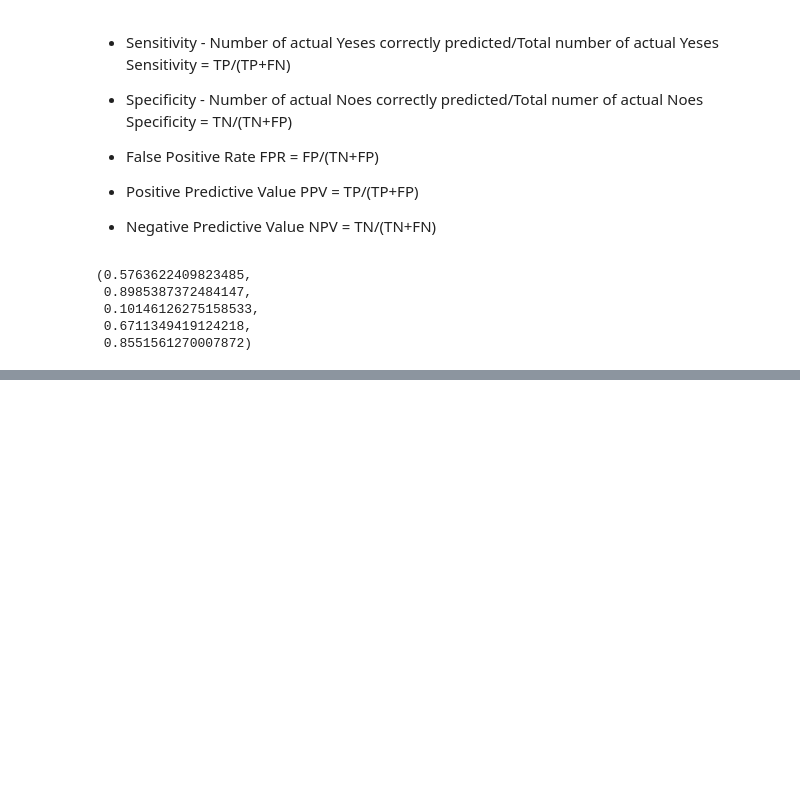
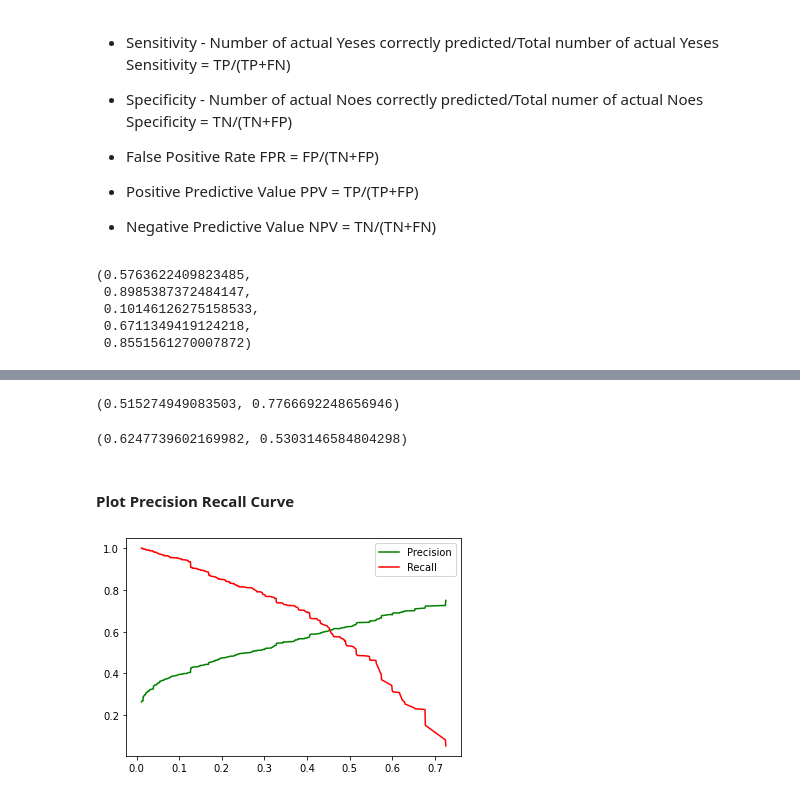
Before and after one commit to Prashik28/techeenomad_dataScience, a Jupyter notebook: Logistic Regression/PB_multivariant_logistic_regression_telecom_chrun.ipynb, the cells around one changed output, grey strips where cells are left out. Saved outputs shown, nothing was run; the diff lists cells and outputs as text; code cells hidden in the pictures; blank space fills up the shorter version.

Commit message:
Final Model and predictions

```diff
--- a/Logistic Regression/PB_multivariant_logistic_regression_telecom_chrun.ipynb
+++ b/Logistic Regression/PB_multivariant_logistic_regression_telecom_chrun.ipynb
@@ -1130,0 +1226,6 @@ sensitivity, specificity, FPR, PPV, NPV
+# %%
+#Create new confusion metrix with threshold as 0.3
+y_train_pred = model_5.predict(df).values.reshape(-1)
+y_train_pred_final['Churn_prob_final'] = y_train_pred
+#update the predicted values based on new probablities
+y_train_pred_final['predicted_final'] = y_train_pred_final.Churn_prob_final.apply(lambda x : 1 if x>0.3 else 0)
@@ -1130,0 +1252,4 @@ sensitivity, specificity, FPR, PPV, NPV
+# %%
+precision_final_model, recall_final_model
+# %% [output]
+(0.515274949083503, 0.7766692248656946)
@@ -1130,0 +1259,15 @@ sensitivity, specificity, FPR, PPV, NPV
+# %%
+precision_base_model, recall_base_model
+# %% [output]
+(0.6247739602169982, 0.5303146584804298)
+# %% [markdown]
+#### Plot Precision Recall Curve
+# %%
+p, r, threshold = precision_recall_curve(y_train_pred_final.Churn, y_train_pred_final.Churn_prob)
+# %%
+plt.plot(threshold, p[:-1],"g-", label='Precision')
+plt.plot(threshold, r[:-1], "r-", label = 'Recall')
+plt.legend()
+plt.show()
+# %% [output]
+[figure, added]
```
Also changed, not shown: parts of 58 cells of this notebook.
